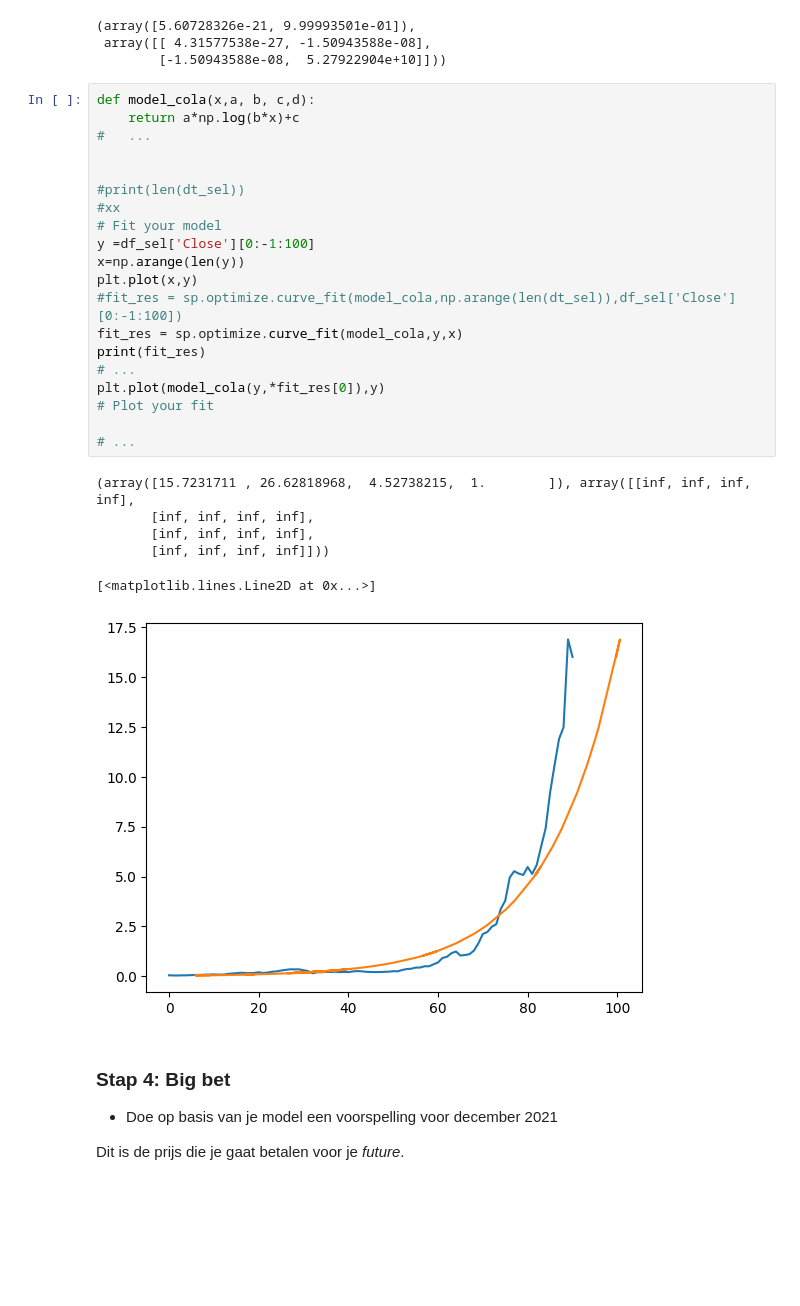
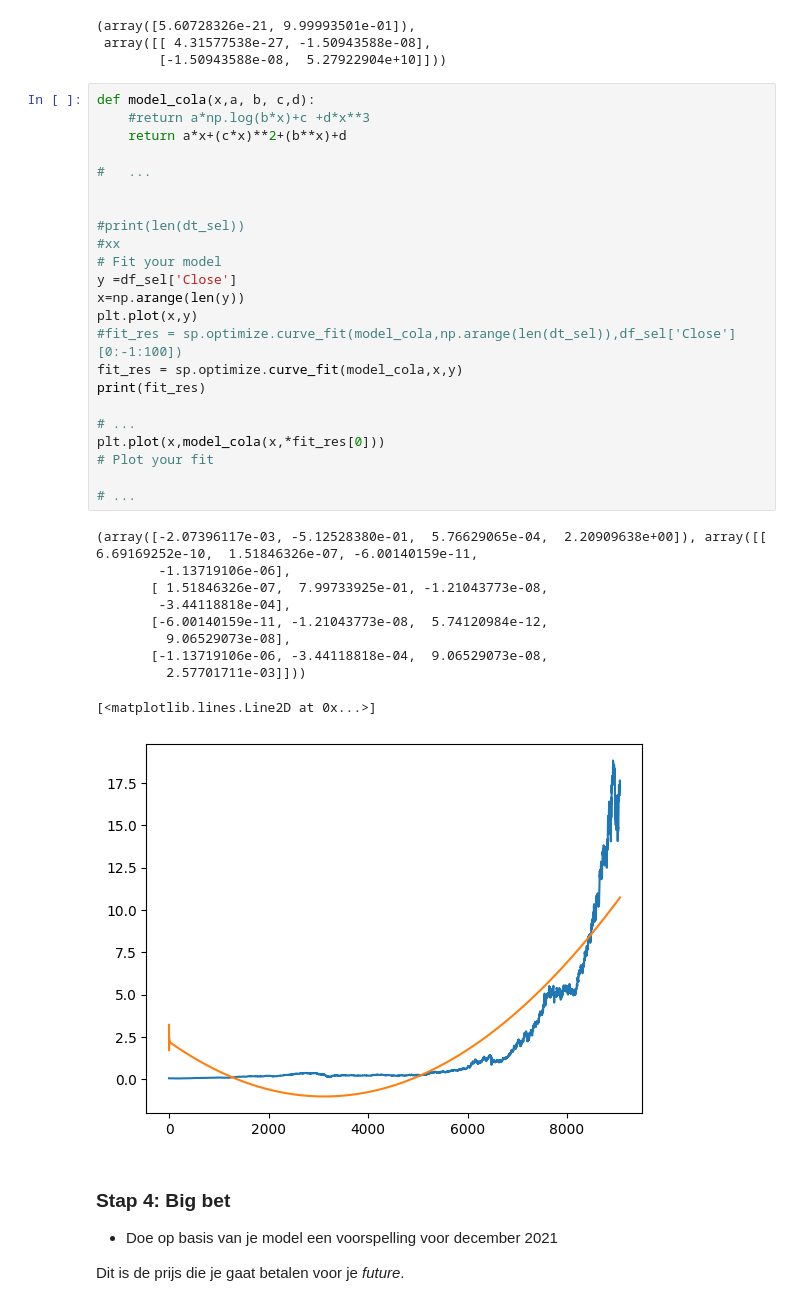
Before and after one commit to MarcRotsaert/MakeAIWork3, a Jupyter notebook: opdrachten/practica/week14/Les regressie + practicum/notebooks/regressie-practicum.ipynb, the cells around one changed output. Drawn from its saved outputs; the diff is of its cells as text; blank space fills up the shorter version.

```diff
--- a/opdrachten/practica/week14/Les regressie + practicum/notebooks/regressie-practicum.ipynb
+++ b/opdrachten/practica/week14/Les regressie + practicum/notebooks/regressie-practicum.ipynb
@@ -352,31 +436,38 @@ sp.optimize.curve_fit(lambda t,a,b: a*np.exp(b*t),  x,  y)
         [-1.50943588e-08,  5.27922904e+10]]))
 # %%
 def model_cola(x,a, b, c,d):
-    return a*np.log(b*x)+c
+    #return a*np.log(b*x)+c +d*x**3
+    return a*x+(c*x)**2+(b**x)+d
+
 #   ...
 
 
 #print(len(dt_sel))
 #xx
 # Fit your model
-y =df_sel['Close'][0:-1:100]
+y =df_sel['Close']
 x=np.arange(len(y))
 plt.plot(x,y)
 #fit_res = sp.optimize.curve_fit(model_cola,np.arange(len(dt_sel)),df_sel['Close'][0:-1:100])
-fit_res = sp.optimize.curve_fit(model_cola,y,x)
+fit_res = sp.optimize.curve_fit(model_cola,x,y)
 print(fit_res)
+
 # ...
-plt.plot(model_cola(y,*fit_res[0]),y)
+plt.plot(x,model_cola(x,*fit_res[0]))
 # Plot your fit
 
 # ...
 # %% [output]
-(array([15.7231711 , 26.62818968,  4.52738215,  1.        ]), array([[inf, inf, inf, inf],
-       [inf, inf, inf, inf],
-       [inf, inf, inf, inf],
-       [inf, inf, inf, inf]]))
+(array([-2.07396117e-03, -5.12528380e-01,  5.76629065e-04,  2.20909638e+00]), array([[ 6.69169252e-10,  1.51846326e-07, -6.00140159e-11,
+        -1.13719106e-06],
+       [ 1.51846326e-07,  7.99733925e-01, -1.21043773e-08,
+        -3.44118818e-04],
+       [-6.00140159e-11, -1.21043773e-08,  5.74120984e-12,
+         9.06529073e-08],
+       [-1.13719106e-06, -3.44118818e-04,  9.06529073e-08,
+         2.57701711e-03]]))
 [<matplotlib.lines.Line2D at 0x...>]
-[figure, old version]
+[figure, new version]
 # %% [markdown]
 ### Stap 4: Big bet
 
```
Also changed, not shown: parts of 11 cells of this notebook, 12 other files.
